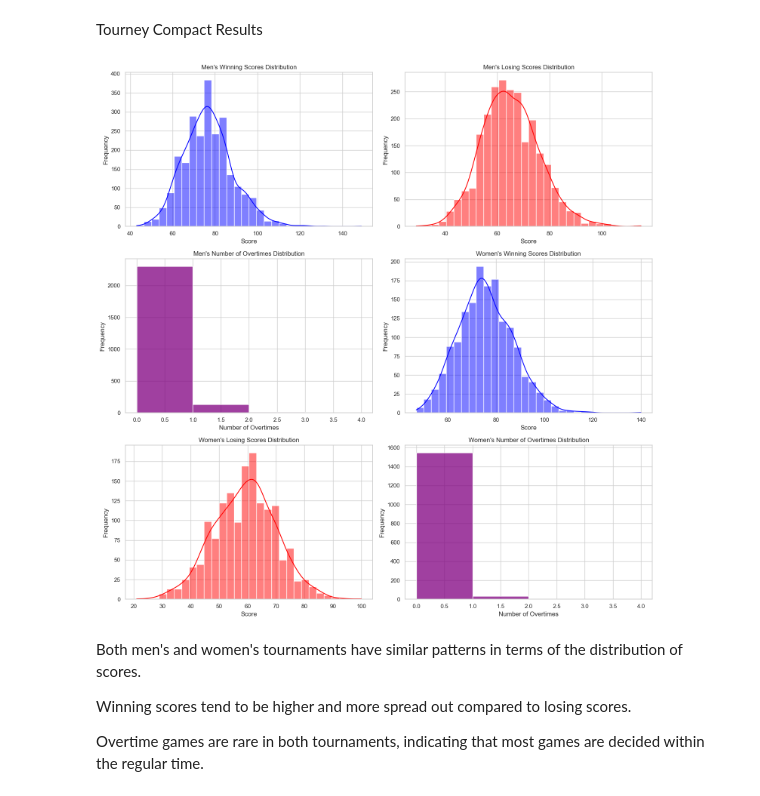
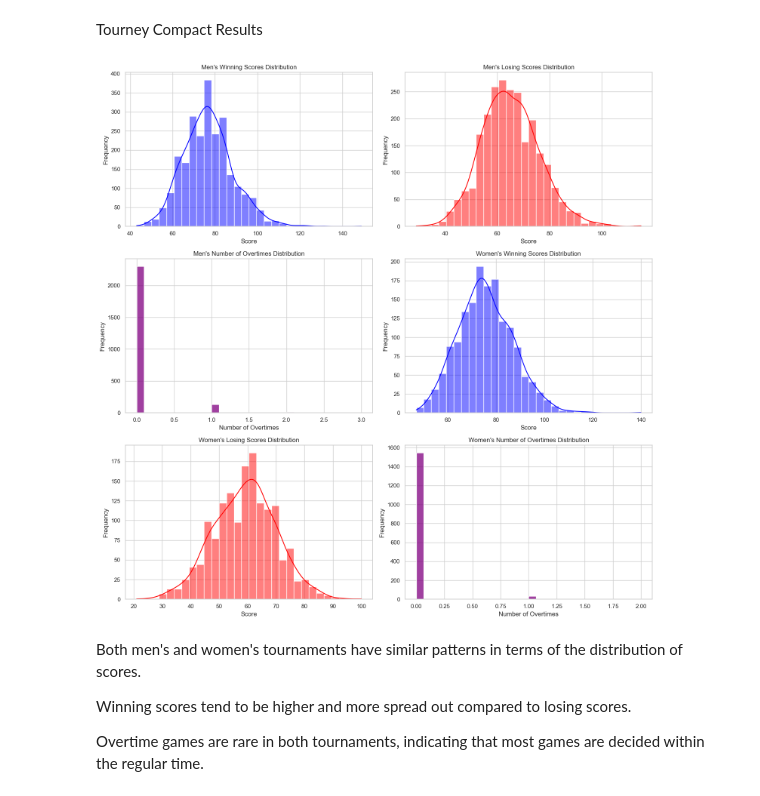
Before and after one commit to Shubhampalav017/Basketball_Bracket_Forecasting_2024, a Jupyter notebook: notebook/EDA.ipynb, the cells around one changed output. Cells and saved outputs as stored; diff of their text form; code cells hidden in the pictures.

```diff
--- a/notebook/EDA.ipynb
+++ b/notebook/EDA.ipynb
@@ -367,36 +367,36 @@ axes[0, 0].set_ylabel('Frequency')
 sns.histplot(MNCAATourneyCompactResults['LScore'], bins=30, kde=True, ax=axes[0, 1], color='red')
 axes[0, 1].set_title('Men\'s Losing Scores Distribution')
 axes[0, 1].set_xlabel('Score')
 axes[0, 1].set_ylabel('Frequency')
 
 # Men's Number of Overtimes
-sns.histplot(MNCAATourneyCompactResults['NumOT'], bins=range(0, 5), kde=False, ax=axes[1, 0], color='purple')
+sns.histplot(MNCAATourneyCompactResults['NumOT'], bins=30, kde=False, ax=axes[1, 0], color='purple')
 axes[1, 0].set_title('Men\'s Number of Overtimes Distribution')
 axes[1, 0].set_xlabel('Number of Overtimes')
 axes[1, 0].set_ylabel('Frequency')
 
 # Women's Winning Scores
 sns.histplot(WNCAATourneyCompactResults['WScore'], bins=30, kde=True, ax=axes[1, 1], color='blue')
 axes[1, 1].set_title('Women\'s Winning Scores Distribution')
 axes[1, 1].set_xlabel('Score')
 axes[1, 1].set_ylabel('Frequency')
 
 # Women's Losing Scores
 sns.histplot(WNCAATourneyCompactResults['LScore'], bins=30, kde=True, ax=axes[2, 0], color='red')
 axes[2, 0].set_title('Women\'s Losing Scores Distribution')
 axes[2, 0].set_xlabel('Score')
 axes[2, 0].set_ylabel('Frequency')
 
 # Women's Number of Overtimes
-sns.histplot(WNCAATourneyCompactResults['NumOT'], bins=range(0, 5), kde=False, ax=axes[2, 1], color='purple')
+sns.histplot(WNCAATourneyCompactResults['NumOT'], bins=30, kde=False, ax=axes[2, 1], color='purple')
 axes[2, 1].set_title('Women\'s Number of Overtimes Distribution')
 axes[2, 1].set_xlabel('Number of Overtimes')
 axes[2, 1].set_ylabel('Frequency')
 
 plt.tight_layout()
 plt.show()
 # %% [output]
-[figure, old version]
+[figure, new version]
 # %% [markdown]
 Both men's and women's tournaments have similar patterns in terms of the distribution of scores.
 
```
Also changed, not shown: parts of 15 cells of this notebook.
